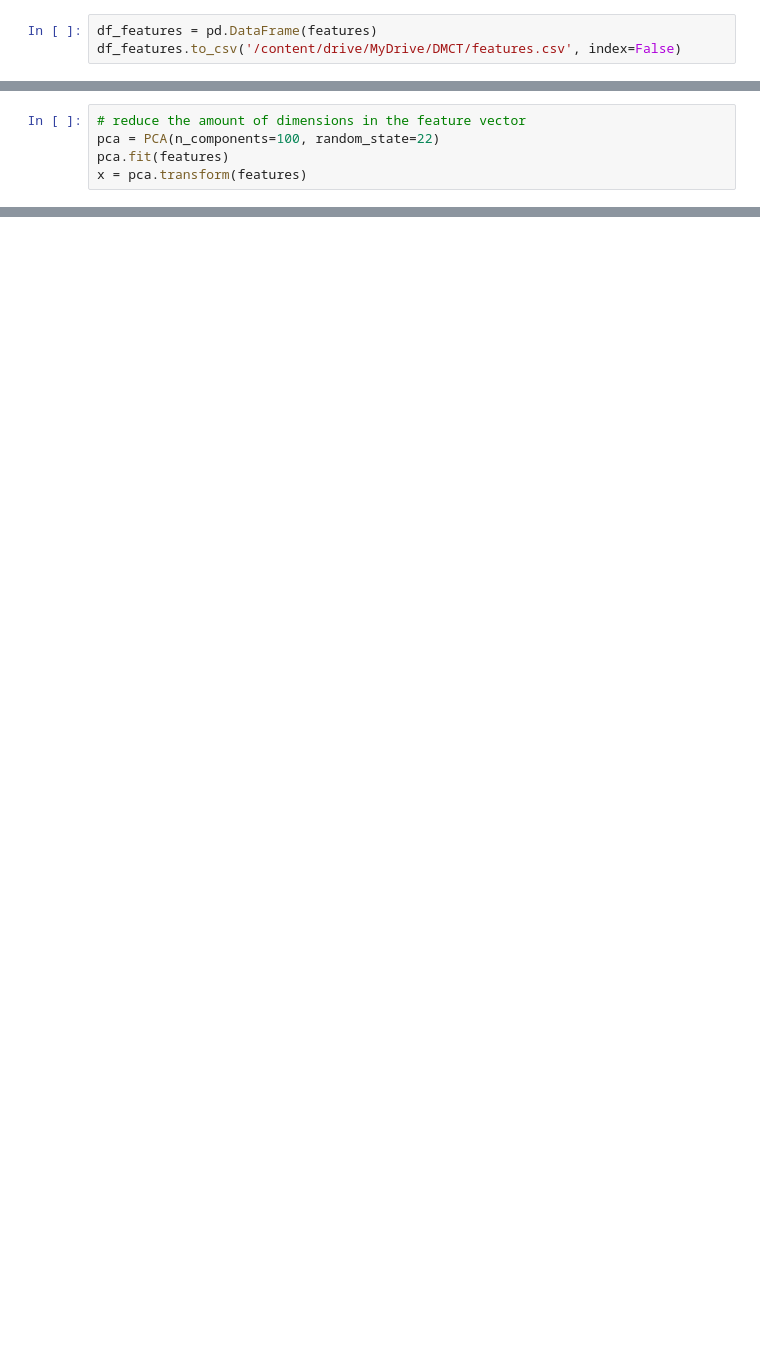
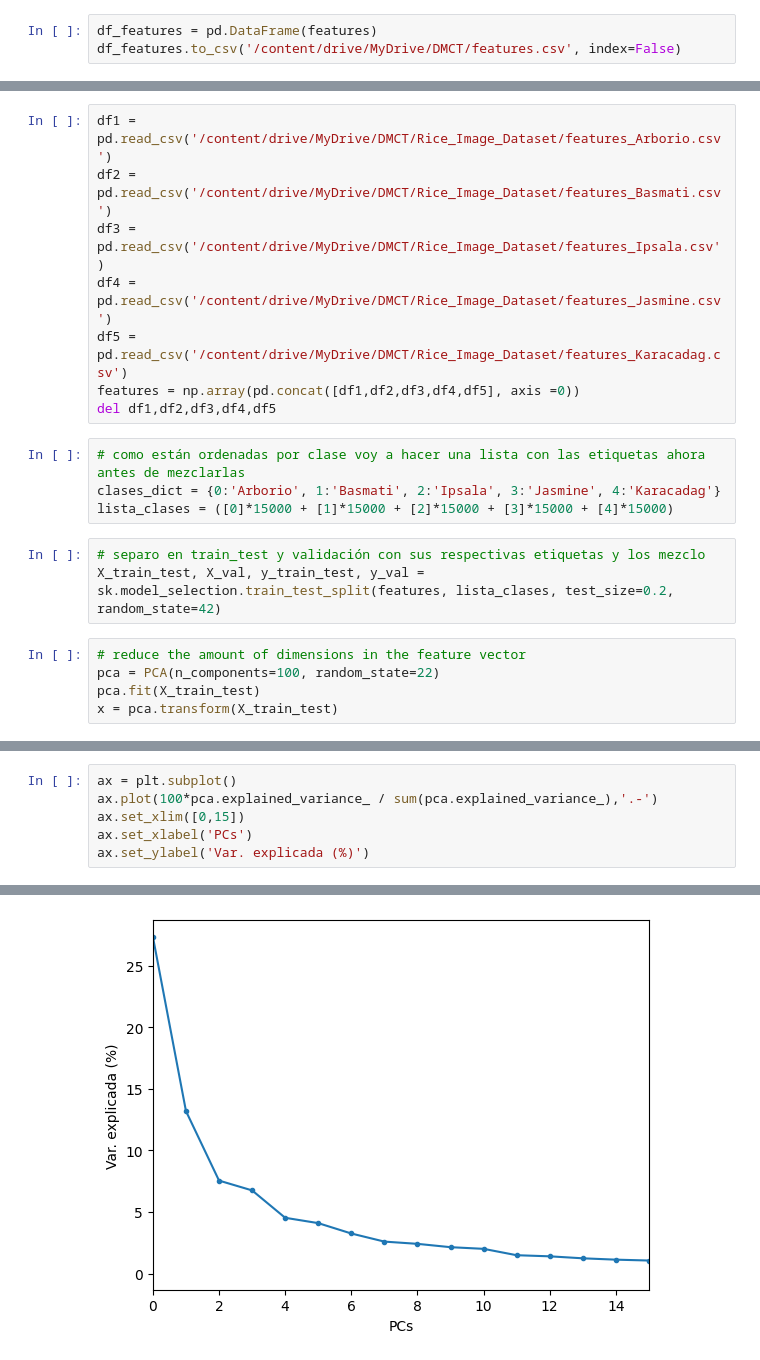
Before and after one commit to Ignacio-Ibarra/unsupervised-rice-image-segmentation, a Jupyter notebook: notebook_zip.ipynb, the cells around one changed output, grey strips where cells are left out. Saved outputs shown, nothing was run; the diff lists cells and outputs as text; blank space fills up the shorter version.

Commit message:
partiendo de los csv con las features de todas las imágenes armo el array de features,  separo para trin y test y corro pca

```diff
--- a/notebook_zip.ipynb
+++ b/notebook_zip.ipynb
@@ -143,5 +165,20 @@ df_features.to_csv('/content/drive/MyDrive/DMCT/features.csv', index=False)
+# %%
+df1 = pd.read_csv('/content/drive/MyDrive/DMCT/Rice_Image_Dataset/features_Arborio.csv')
+df2 = pd.read_csv('/content/drive/MyDrive/DMCT/Rice_Image_Dataset/features_Basmati.csv')
+df3 = pd.read_csv('/content/drive/MyDrive/DMCT/Rice_Image_Dataset/features_Ipsala.csv')
+df4 = pd.read_csv('/content/drive/MyDrive/DMCT/Rice_Image_Dataset/features_Jasmine.csv')
+df5 = pd.read_csv('/content/drive/MyDrive/DMCT/Rice_Image_Dataset/features_Karacadag.csv')
+features = np.array(pd.concat([df1,df2,df3,df4,df5], axis =0))
+del df1,df2,df3,df4,df5
+# %%
+# como están ordenadas por clase voy a hacer una lista con las etiquetas ahora antes de mezclarlas
+clases_dict = {0:'Arborio', 1:'Basmati', 2:'Ipsala', 3:'Jasmine', 4:'Karacadag'}
+lista_clases = ([0]*15000 + [1]*15000 + [2]*15000 + [3]*15000 + [4]*15000)
+# %%
+# separo en train_test y validación con sus respectivas etiquetas y los mezclo
+X_train_test, X_val, y_train_test, y_val = sk.model_selection.train_test_split(features, lista_clases, test_size=0.2, random_state=42)
 # %%
 # reduce the amount of dimensions in the feature vector
 pca = PCA(n_components=100, random_state=22)
-pca.fit(features)
-x = pca.transform(features)
+pca.fit(X_train_test)
+x = pca.transform(X_train_test)
@@ -147,0 +191,7 @@ x = pca.transform(features)
+# %%
+ax = plt.subplot()
+ax.plot(100*pca.explained_variance_ / sum(pca.explained_variance_),'.-')
+ax.set_xlim([0,15])
+ax.set_xlabel('PCs')
+ax.set_ylabel('Var. explicada (%)')
+# %% [output]
@@ -147,0 +199 @@ x = pca.transform(features)
+[figure, added]
```
Also changed, not shown: parts of 14 cells of this notebook.
